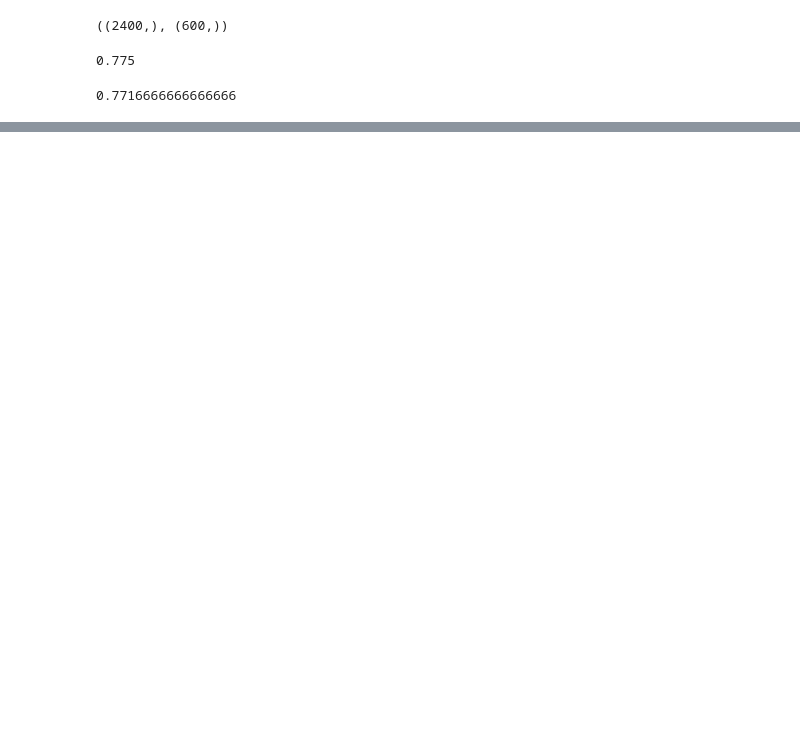
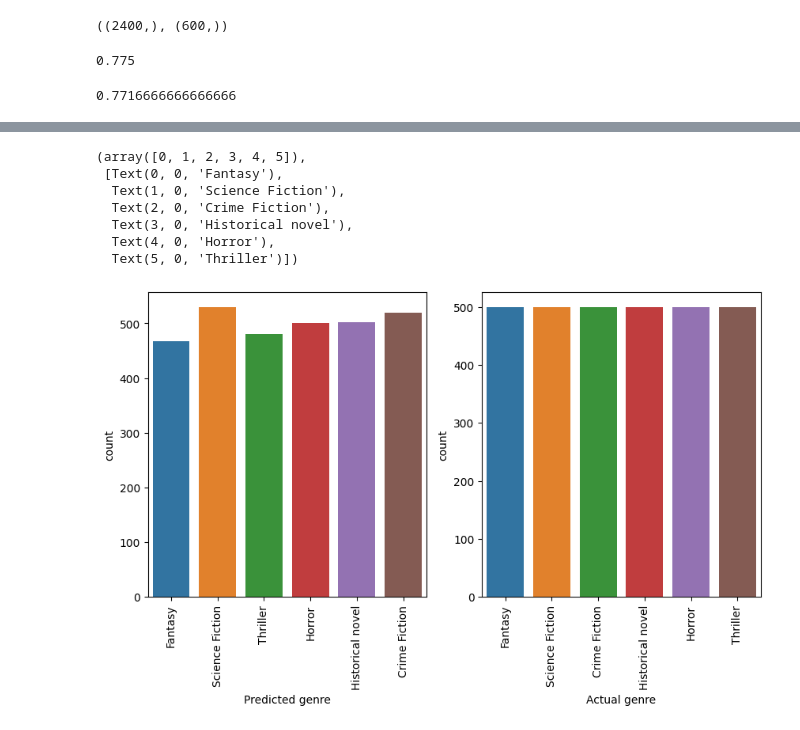
Before and after one commit to lugastyan/ML-portofolio, a Jupyter notebook: book-genre-classification.ipynb, the cells around one changed output, grey strips where cells are left out. Drawn from its saved outputs; the diff is of its cells as text; code cells hidden in the pictures; blank space fills up the shorter version.

Commit message:
Kaggle Notebook | Book Genre Classification | Version 6

```diff
--- a/book-genre-classification.ipynb
+++ b/book-genre-classification.ipynb
@@ -371,0 +389,7 @@ def test(text, model):
+# %%
+predicted_genres = []
+
+for i in range(len(ans)):
+
+    index_val = ans[i][0]
+    predicted_genres.append(list(mapper.keys())[list(mapper.values()).index(index_val)])
@@ -371,0 +418,5 @@ def test(text, model):
+# %%
+# Mapping the training genre as well
+
+newmap = dict([(value, key) for key, value in mapper.items()])
+newmap
@@ -371,0 +430,4 @@ def test(text, model):
+# %%
+books['Actual genre'] = books['genre'].map(newmap)
+# %%
+books['Predicted genre'] = np.array(predicted_genres)
@@ -371,0 +478,22 @@ def test(text, model):
+# %%
+fig = plt.figure(figsize=(10,5))
+
+ax = fig.add_subplot(1, 2, 1)
+
+sns.countplot(x=books['Predicted genre'], data=books, ax=ax)
+plt.xticks(rotation = 'vertical')
+
+ax2 = fig.add_subplot(1, 2, 2)
+
+sns.countplot(x=books['Actual genre'], data=books, ax=ax2)
+
+plt.xticks(rotation = 'vertical')
+# %% [output]
+(array([0, 1, 2, 3, 4, 5]),
+ [Text(0, 0, 'Fantasy'),
+  Text(1, 0, 'Science Fiction'),
+  Text(2, 0, 'Crime Fiction'),
+  Text(3, 0, 'Historical novel'),
+  Text(4, 0, 'Horror'),
+  Text(5, 0, 'Thriller')])
+[figure, added]
```
Also changed, not shown: parts of 13 cells of this notebook.
